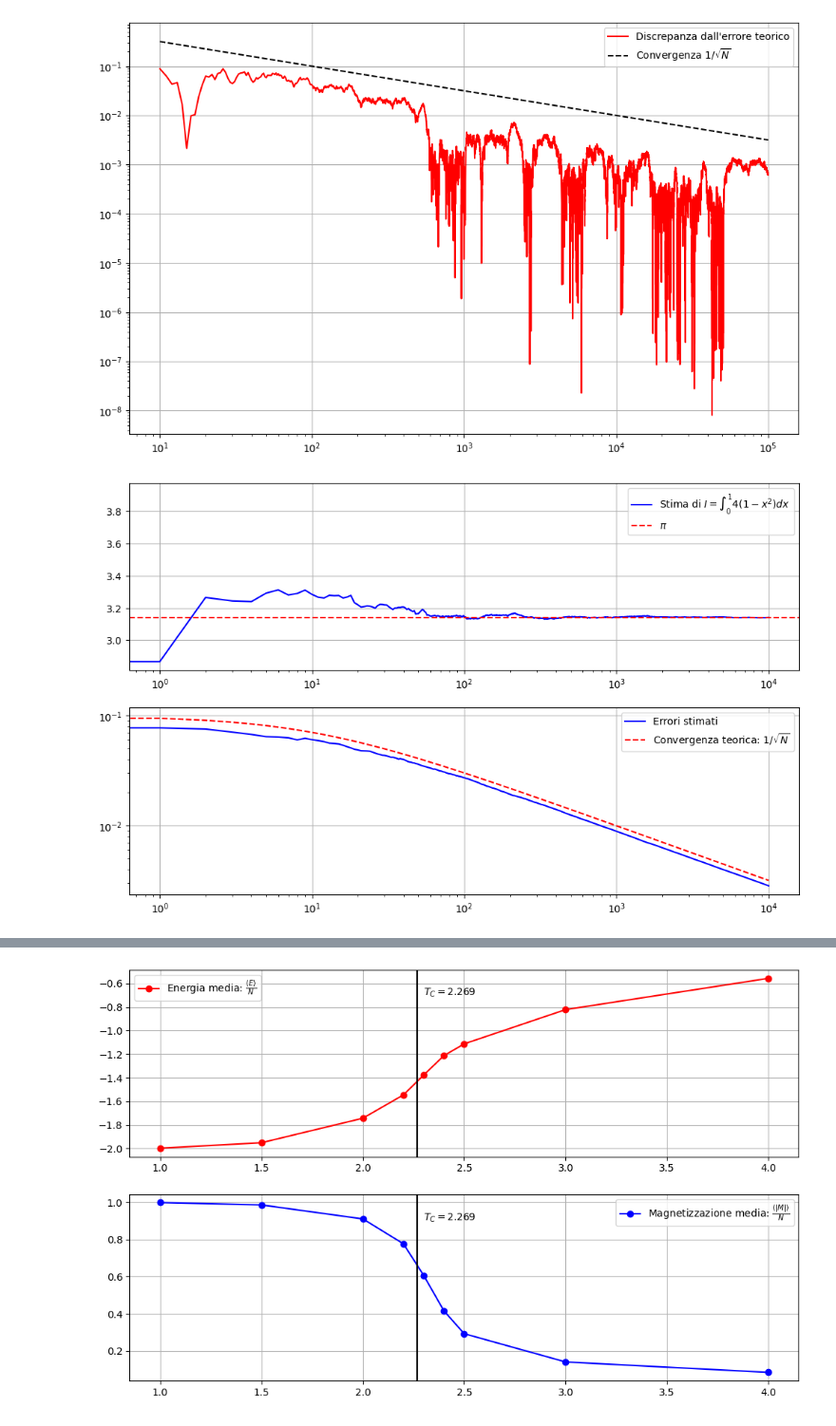
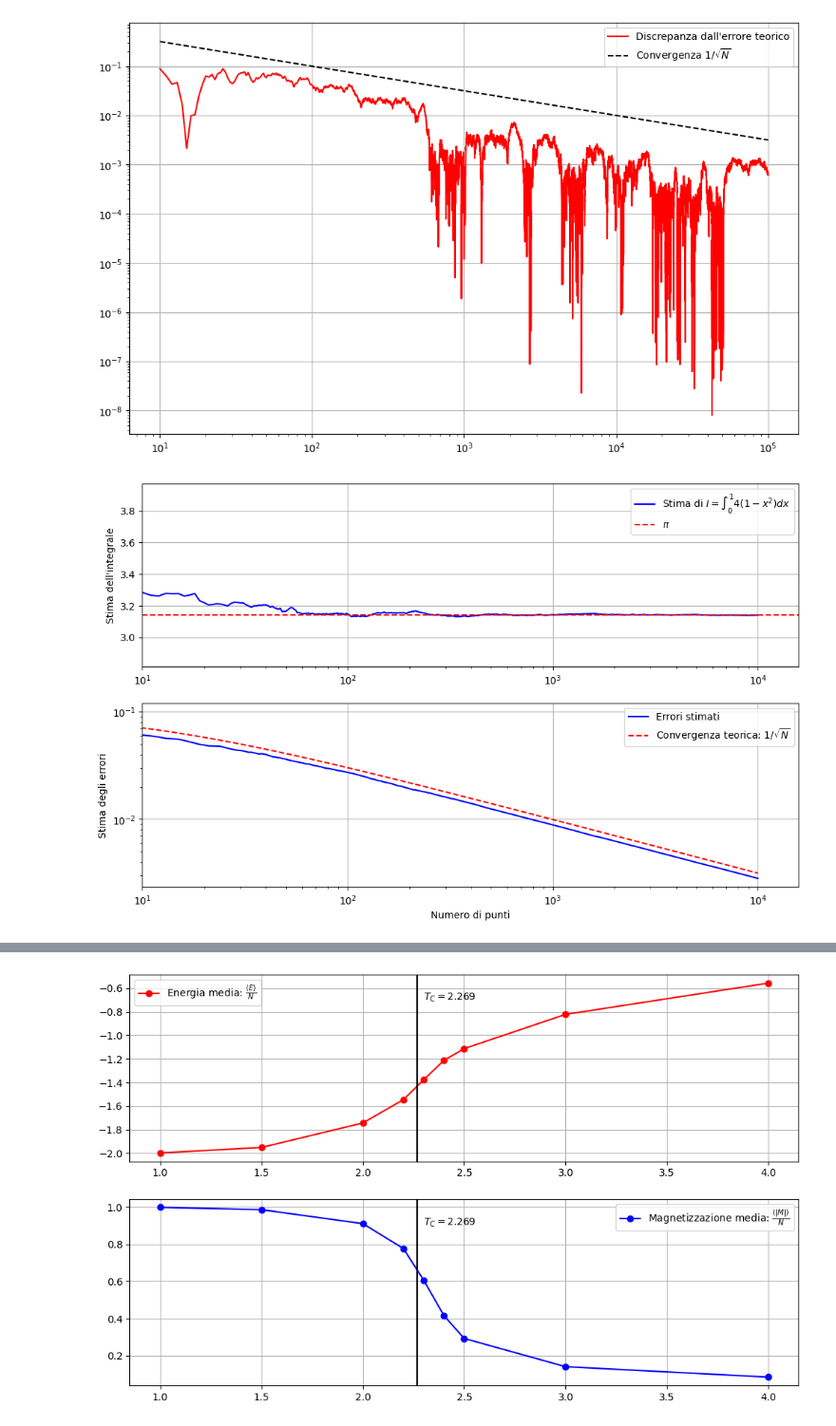
Before and after one commit to nicola-lamaddalena/computational_physics_course, a Jupyter notebook: rng/monte_carlo.ipynb, the cells around one changed output, grey strips where cells are left out. Shown at 95% size. Cells and saved outputs as stored; diff of their text form; code cells hidden in the pictures.

```diff
--- a/rng/monte_carlo.ipynb
+++ b/rng/monte_carlo.ipynb
@@ -55,34 +76,39 @@ plt.show()
 def f(x):
     return 4 * np.sqrt(1 - x**2)
 
 def stimatore(rng: list[float], f: callable) -> float:
     return np.mean(f(rng))
 
 Ns = np.linspace(1, 100_000, 10000).astype(int)
 stime = np.zeros(len(Ns))
 errs = np.zeros(len(Ns))
 
 for i in range(len(Ns)):
     rng = rngs[:Ns[i]]
     stime[i] = stimatore(rng, f)
     sigma_f = np.std(f(rng))
     errs[i] = sigma_f / np.sqrt(Ns[i])
 
 fig, (ax1, ax2) = plt.subplots(2, 1)
 ax1.plot(stime, color="blue", label=r"Stima di $I=\int_{0}^{1}4(1-x^2)dx$")
 ax1.axhline(np.pi, ls="--", color="red", label=r"$\pi$")
 ax1.set_xscale("log")
+ax1.set_ylabel("Stima dell'integrale")
 ax1.grid(True)
 ax1.legend()
+ax1.set_xlim(left=10)
 ax2.plot(errs[10:], color="blue", label="Errori stimati")
 ax2.plot(1/np.sqrt(Ns[10:]), "--", color="red", label=r"Convergenza teorica: $1/\sqrt{N}$")
 ax2.set_xscale("log")
 ax2.set_yscale("log")
+ax2.set_xlabel("Numero di punti")
+ax2.set_ylabel("Stima degli errori")
 ax2.grid(True)
+ax2.set_xlim(left=10)
 ax2.legend()
 plt.show()
 # %% [output]
-[figure, old version]
+[figure, new version]
 # %%
 rng = np.random.default_rng(seed=42)
 def metropolis(lattice, J, T, N, even_mask):
```
Also changed, not shown: parts of 10 cells of this notebook.
